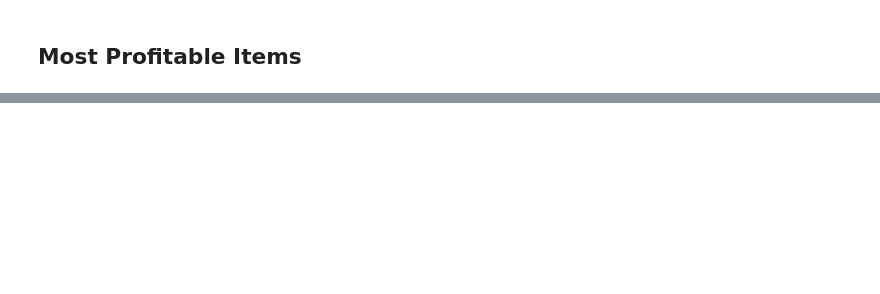
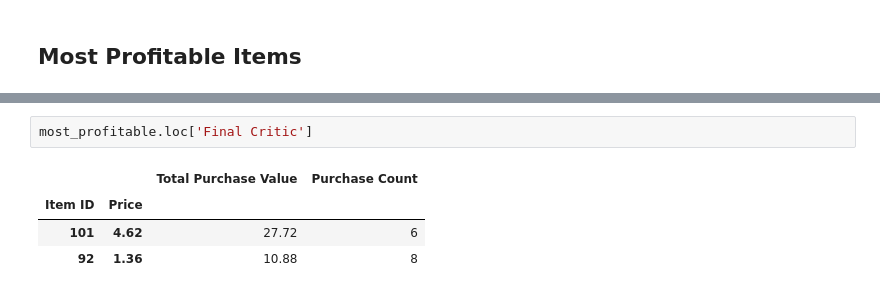
Before and after one commit to jenshurley/hw4, a Jupyter notebook: pymoli_final.ipynb, the cells around one changed output, grey strips where cells are left out. Saved outputs shown, nothing was run; the diff lists cells and outputs as text; blank space fills up the shorter version.

```diff
--- a/pymoli_final.ipynb
+++ b/pymoli_final.ipynb
@@ -214,3 +267,10 @@ most_profitable = df.groupby(['Item Name', 'Item ID', 'Price'])['Price'].agg(['s
+# %%
+most_profitable.loc['Final Critic']
+# %% [output]
+|  |  | Total Purchase Value | Purchase Count |
+| Item ID | Price |  |  |
+| 101 | 4.62 | 27.72 | 6 |
+| 92 | 1.36 | 10.88 | 8 |
 # %%
 most_profitable = most_profitable.rename(columns={\
             'count': 'Purchase Count', 'sum': 'Total Purchase Value'})
```
Also changed, not shown: parts of 18 cells of this notebook.
